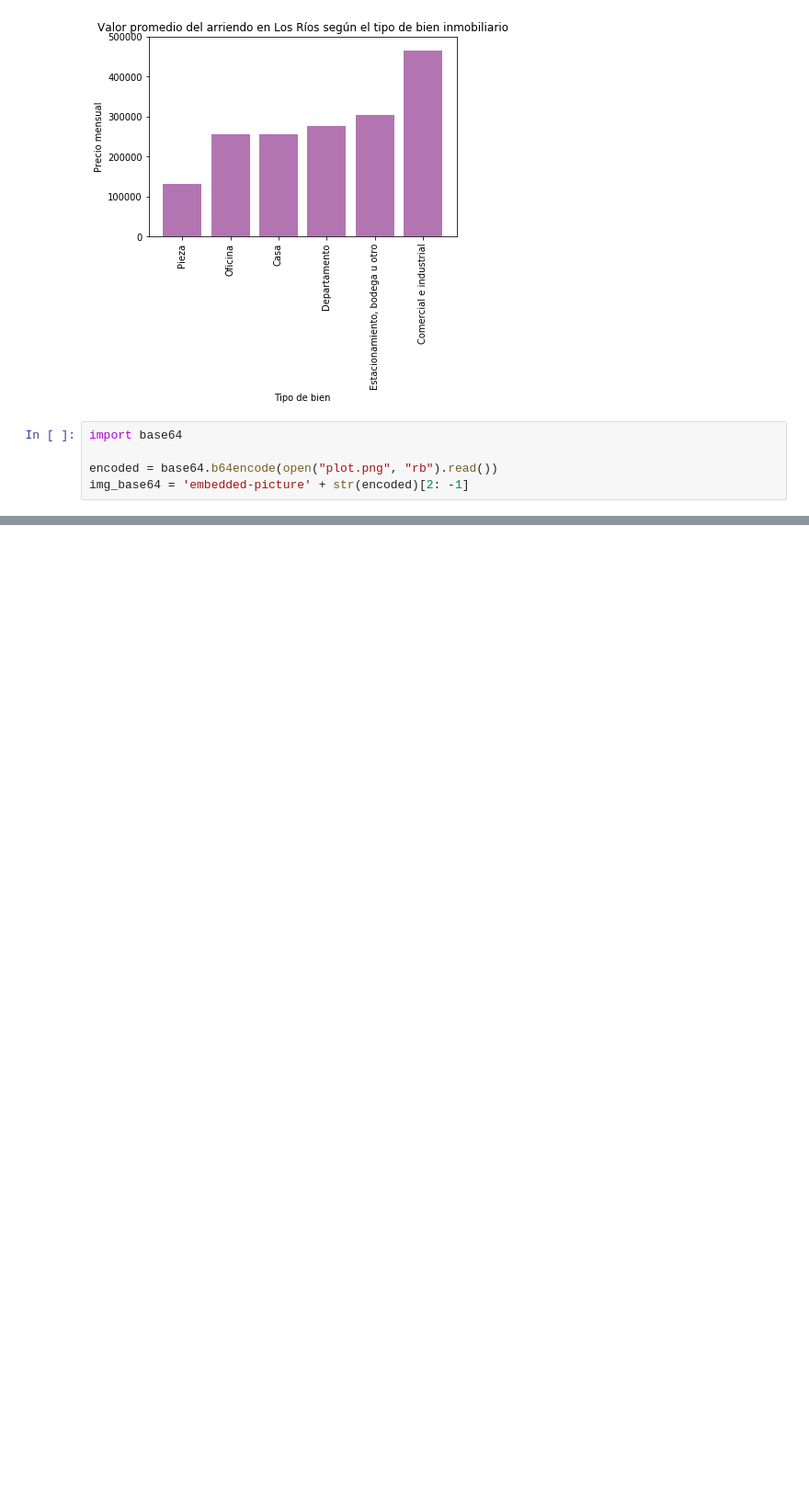
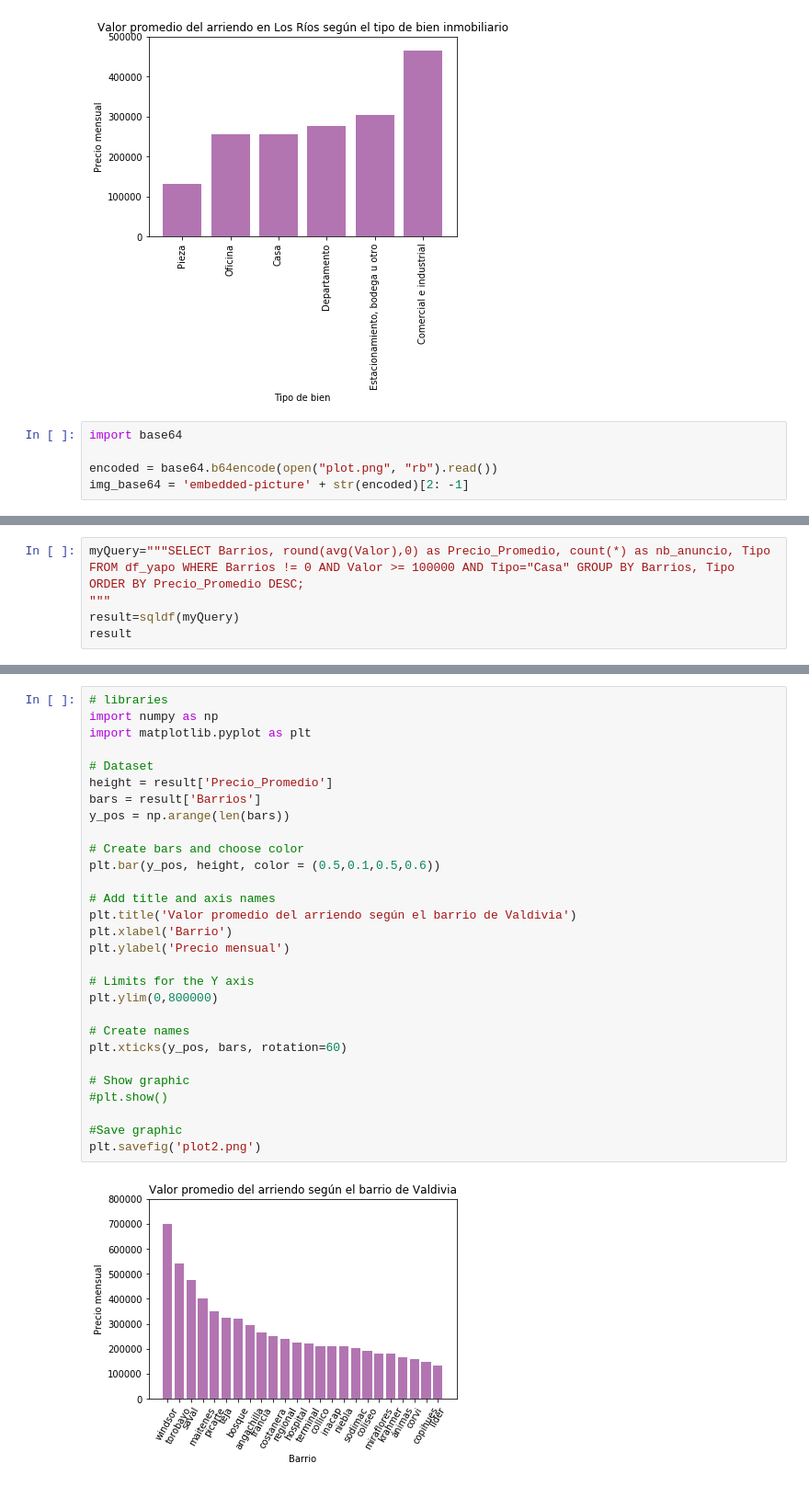
Before and after one commit to ActivismoDatosLosRios/datos-yapo, a Jupyter notebook: Notebook_MV.ipynb, the cells around one changed output, grey strips where cells are left out. Shown: that part at 92% size. Drawn from its saved outputs; the diff is of its cells as text; blank space fills up the shorter version.

```diff
--- a/Notebook_MV.ipynb
+++ b/Notebook_MV.ipynb
@@ -89,0 +168,6 @@ print(x)
+# %%
+myQuery="""SELECT Barrios, round(avg(Valor),0) as Precio_Promedio, count(*) as nb_anuncio, Tipo FROM df_yapo WHERE Barrios != 0 AND Valor >= 100000 AND Tipo="Casa" GROUP BY Barrios, Tipo
+ORDER BY Precio_Promedio DESC;
+"""
+result=sqldf(myQuery)
+result
@@ -89,0 +193,31 @@ print(x)
+# %%
+# libraries
+import numpy as np
+import matplotlib.pyplot as plt
+
+# Dataset
+height = result['Precio_Promedio']
+bars = result['Barrios']
+y_pos = np.arange(len(bars))
+
+# Create bars and choose color
+plt.bar(y_pos, height, color = (0.5,0.1,0.5,0.6))
+
+# Add title and axis names
+plt.title('Valor promedio del arriendo según el barrio de Valdivia')
+plt.xlabel('Barrio')
+plt.ylabel('Precio mensual')
+
+# Limits for the Y axis
+plt.ylim(0,800000)
+
+# Create names
+plt.xticks(y_pos, bars, rotation=60)
+
+# Show graphic
+#plt.show()
+
+#Save graphic
+plt.savefig('plot2.png')
+# %% [output]
+[figure, added]
```
Also changed, not shown: parts of 17 cells of this notebook.
